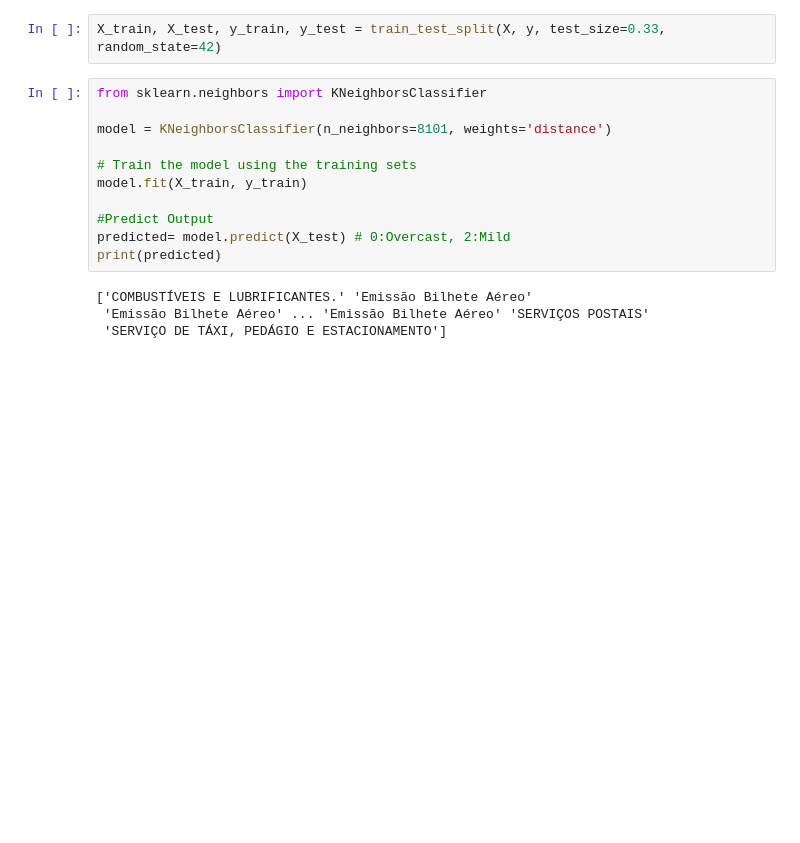
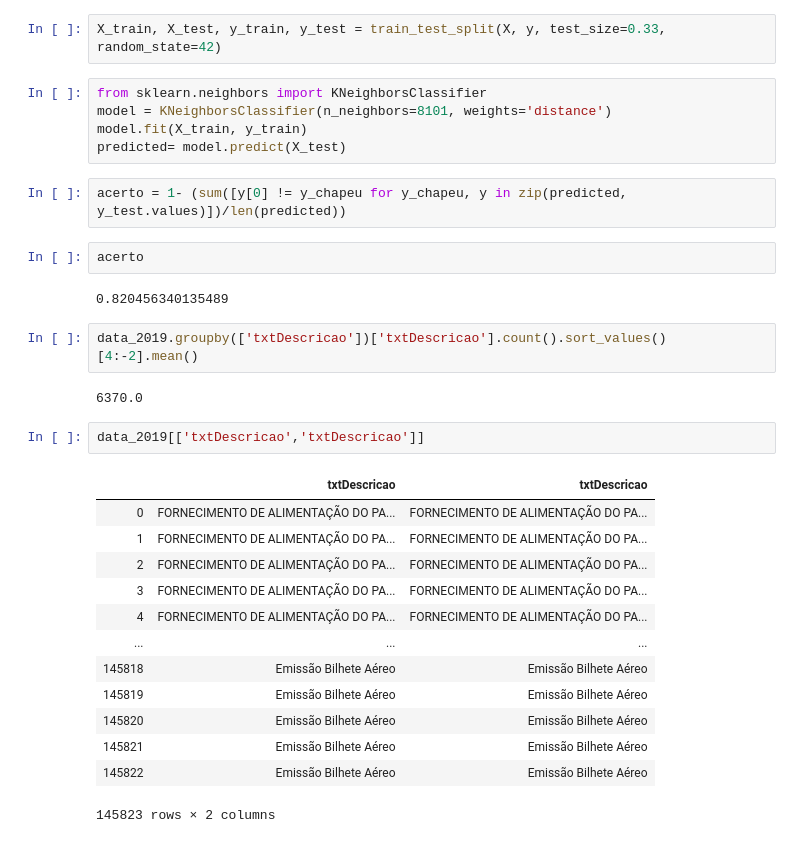
Before and after one commit to instituto-hub/Bootcamp-Ciencia-de-Dados, a Jupyter notebook: Turma #1/gasto_deputados.ipynb, the cells around one changed output. Drawn from its saved outputs; the diff is of its cells as text; blank space fills up the shorter version.

```diff
--- a/Turma #1/gasto_deputados.ipynb
+++ b/Turma #1/gasto_deputados.ipynb
@@ -423,16 +409,32 @@ from sklearn.model_selection import train_test_split
 X_train, X_test, y_train, y_test = train_test_split(X, y, test_size=0.33, random_state=42)
 # %%
 from sklearn.neighbors import KNeighborsClassifier
-
 model = KNeighborsClassifier(n_neighbors=8101, weights='distance')
-
-# Train the model using the training sets
 model.fit(X_train, y_train)
-
-#Predict Output
-predicted= model.predict(X_test) # 0:Overcast, 2:Mild
-print(predicted)
+predicted= model.predict(X_test)
-# %% [output]
-['COMBUSTÍVEIS E LUBRIFICANTES.' 'Emissão Bilhete Aéreo'
- 'Emissão Bilhete Aéreo' ... 'Emissão Bilhete Aéreo' 'SERVIÇOS POSTAIS'
- 'SERVIÇO DE TÁXI, PEDÁGIO E ESTACIONAMENTO']
+# %%
+acerto = 1- (sum([y[0] != y_chapeu for y_chapeu, y in zip(predicted, y_test.values)])/len(predicted))
+# %%
+acerto
+# %% [output]
+0.820456340135489
+# %%
+data_2019.groupby(['txtDescricao'])['txtDescricao'].count().sort_values()[4:-2].mean()
+# %% [output]
+6370.0
+# %%
+data_2019[['txtDescricao','txtDescricao']]
+# %% [output]
+|  | txtDescricao | txtDescricao |
+| 0 | FORNECIMENTO DE ALIMENTAÇÃO DO PA... | FORNECIMENTO DE ALIMENTAÇÃO DO PA... |
+| 1 | FORNECIMENTO DE ALIMENTAÇÃO DO PA... | FORNECIMENTO DE ALIMENTAÇÃO DO PA... |
+| 2 | FORNECIMENTO DE ALIMENTAÇÃO DO PA... | FORNECIMENTO DE ALIMENTAÇÃO DO PA... |
+| 3 | FORNECIMENTO DE ALIMENTAÇÃO DO PA... | FORNECIMENTO DE ALIMENTAÇÃO DO PA... |
+| 4 | FORNECIMENTO DE ALIMENTAÇÃO DO PA... | FORNECIMENTO DE ALIMENTAÇÃO DO PA... |
+| ... | ... | ... |
+| 145818 | Emissão Bilhete Aéreo | Emissão Bilhete Aéreo |
+| 145819 | Emissão Bilhete Aéreo | Emissão Bilhete Aéreo |
+| 145820 | Emissão Bilhete Aéreo | Emissão Bilhete Aéreo |
+| 145821 | Emissão Bilhete Aéreo | Emissão Bilhete Aéreo |
+| 145822 | Emissão Bilhete Aéreo | Emissão Bilhete Aéreo |
+145823 rows × 2 columns
```
Also changed, not shown: parts of 18 cells of this notebook.
